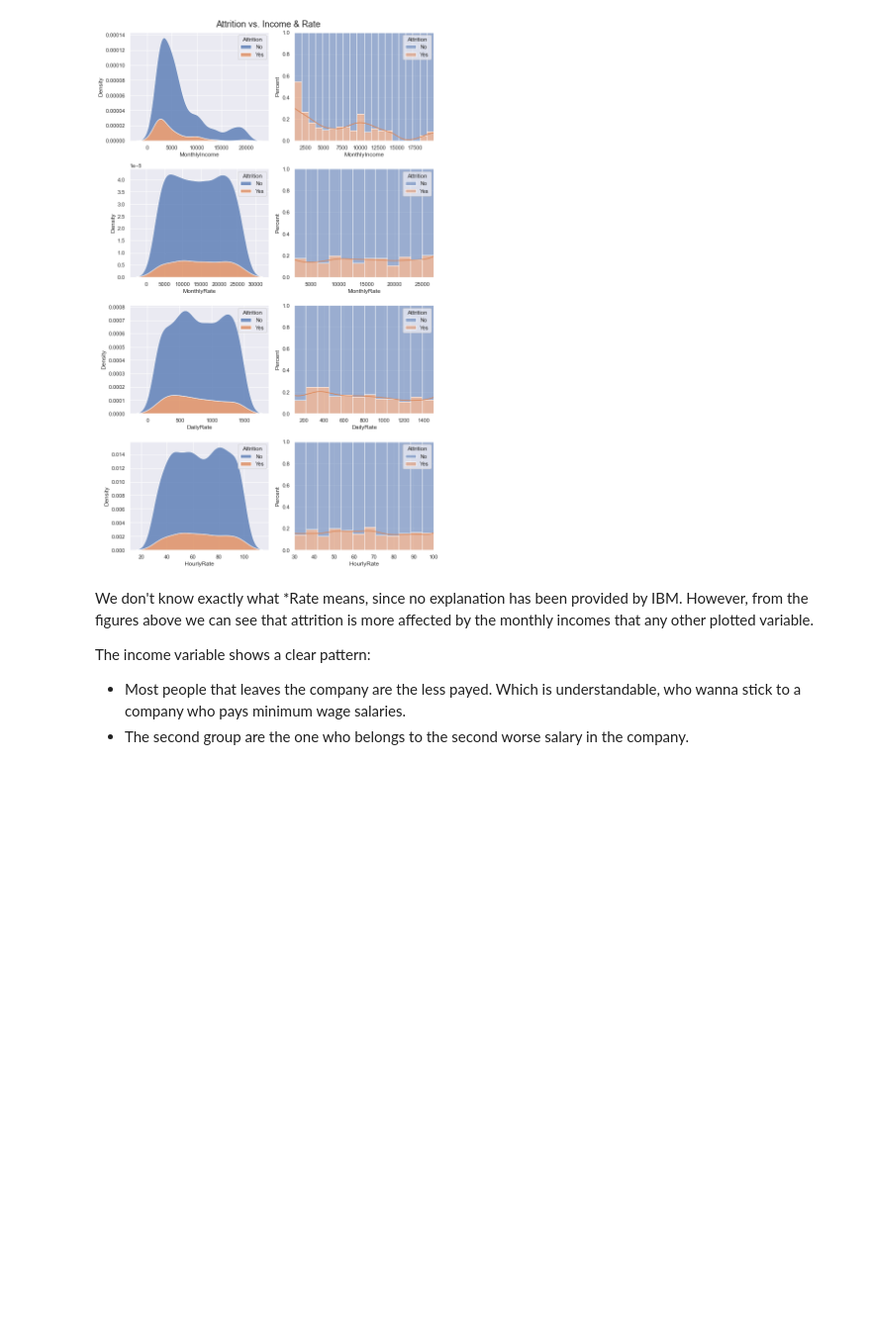
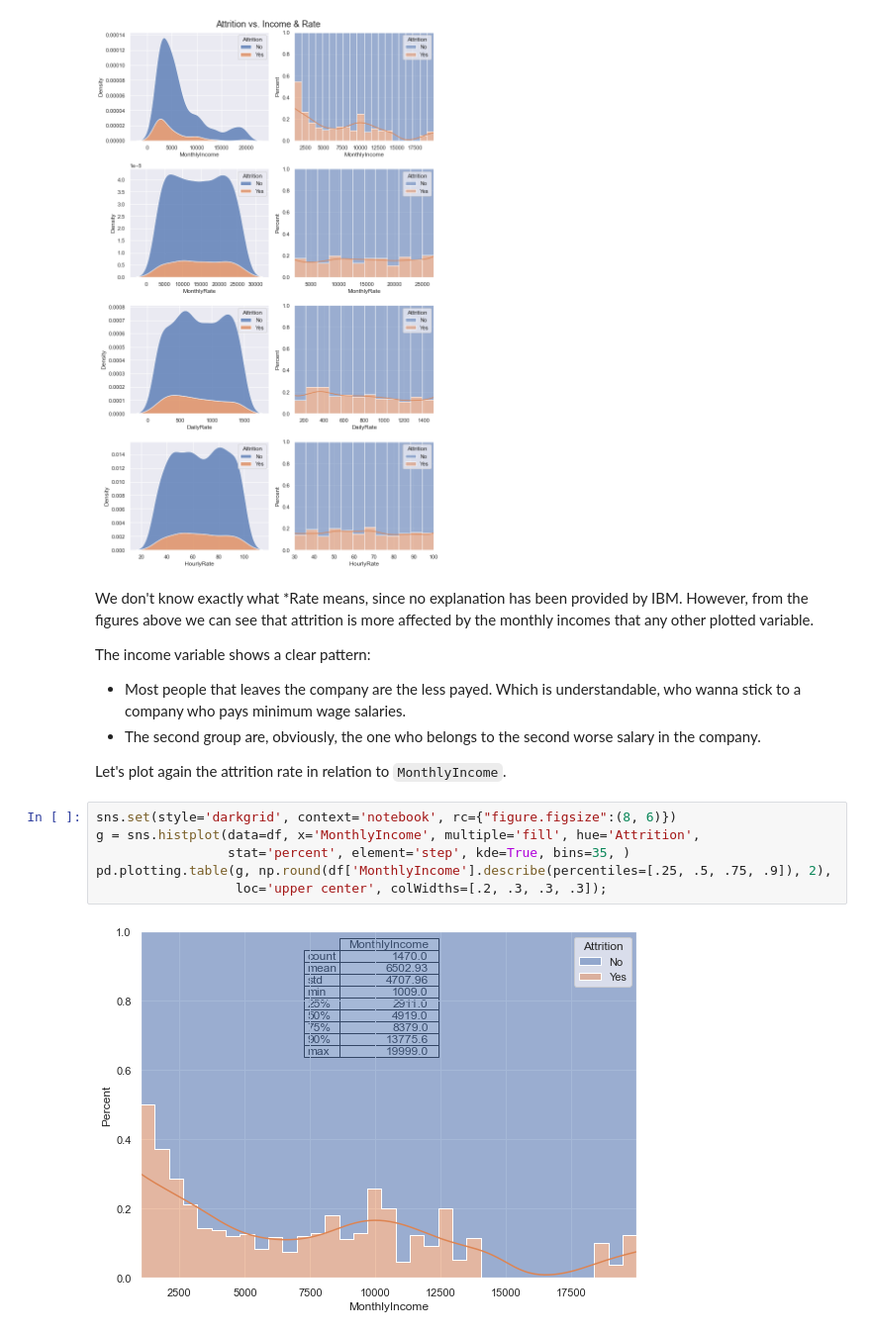
Before and after one commit to skacem/Business-Analytics, a Jupyter notebook: HR_Analytics/IBM_HR_analy.ipynb, the cells around one changed output. Shown: that part at 99% size. Cells and saved outputs as stored; diff of their text form; blank space fills up the shorter version.

```diff
--- a/HR_Analytics/IBM_HR_analy.ipynb
+++ b/HR_Analytics/IBM_HR_analy.ipynb
@@ -206,4 +208,14 @@ We don't know exactly what *Rate means, since no explanation has been provided b
 
 The income variable shows a clear pattern:
 * Most people that leaves the company are the less payed. Which is understandable, who wanna stick to a company who pays minimum wage salaries.
-* The second group are the one who belongs to the second worse salary in the company.
+* The second group are, obviously, the one who belongs to the second worse salary in the company.
+
+Let's plot again the attrition rate in relation to `MonthlyIncome`.
+# %%
+sns.set(style='darkgrid', context='notebook', rc={"figure.figsize":(8, 6)})
+g = sns.histplot(data=df, x='MonthlyIncome', multiple='fill', hue='Attrition',
+                 stat='percent', element='step', kde=True, bins=35, )
+pd.plotting.table(g, np.round(df['MonthlyIncome'].describe(percentiles=[.25, .5, .75, .9]), 2),
+                  loc='upper center', colWidths=[.2, .3, .3, .3]);
+# %% [output]
+[figure, added]
```
Also changed, not shown: parts of 6 cells of this notebook.
